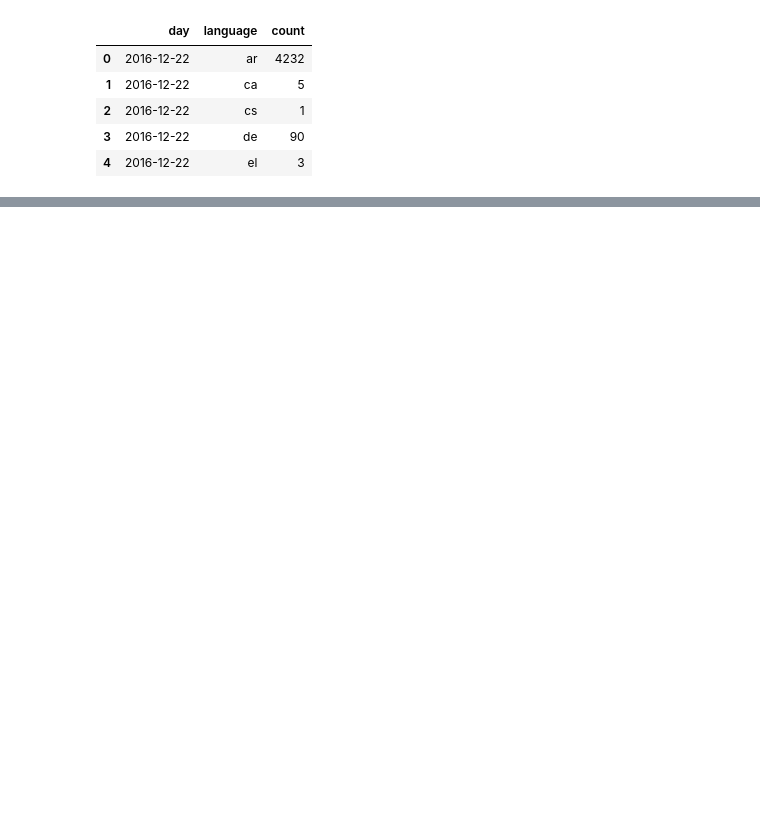
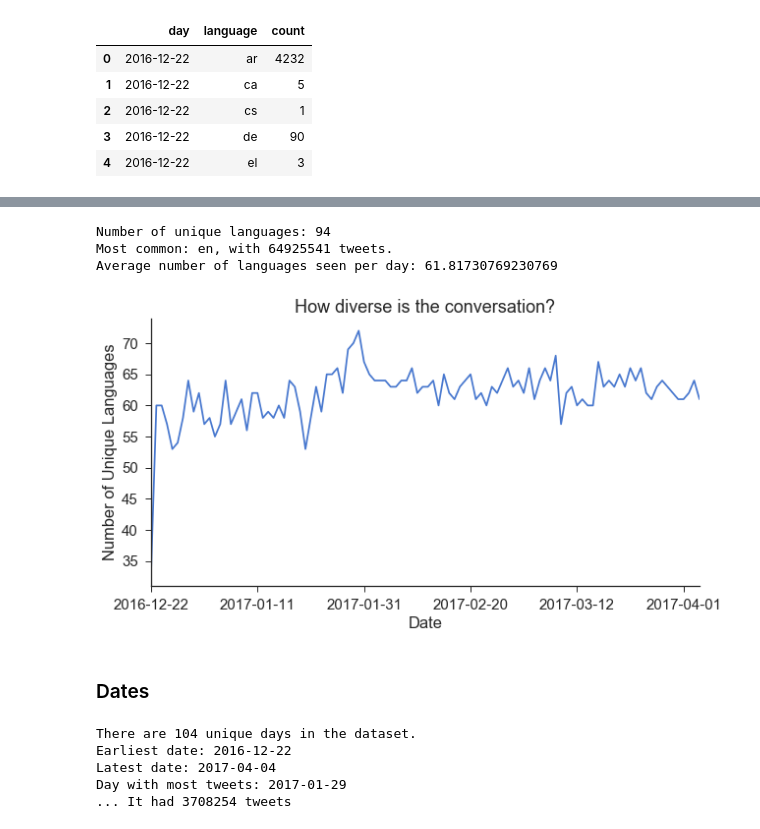
Before and after one commit to ryan-p-larson/gviz, a Jupyter notebook: notebooks/report-4-13-initial.ipynb, the cells around one changed output, grey strips where cells are left out. Drawn from its saved outputs; the diff is of its cells as text; code cells hidden in the pictures; blank space fills up the shorter version.

```diff
--- a/notebooks/report-4-13-initial.ipynb
+++ b/notebooks/report-4-13-initial.ipynb
@@ -56,0 +127,23 @@ sns.despine(trim=True)
+# %%
+day_lang_counts = lang_df[['day', 'language']].groupby('day').language.nunique()
+
+print ('Number of unique languages: {}'.format(lang_df.language.nunique()))
+print ('Most common: {}, with {} tweets.'.format(language_total_count.language.iloc[0],
+                                                language_total_count['tweets'].iloc[0]))
+print ('Average number of languages seen per day: {}'.format(day_lang_counts.mean()))
+# %% [output]
+Number of unique languages: 94
+Most common: en, with 64925541 tweets.
+Average number of languages seen per day: 61.81730769230769
+# %%
+plt.figure(figsize=(10, 5))
+ax = day_lang_counts.plot()
+
+plt.title('How diverse is the conversation?')
+plt.xlabel('Date')
+plt.ylabel('Number of Unique Languages')
+sns.despine()
+# %% [output]
+[figure, added]
+# %% [markdown]
+### Dates
@@ -56,0 +155,16 @@ sns.despine(trim=True)
+# %%
+print ('There are {} unique days in the dataset.'.format(dates.nunique()))
+earliest_date = dates.min().date()
+print ('Earliest date: {}'.format(earliest_date))
+latest_date = dates.max().date()
+print ('Latest date: {}'.format(latest_date))
+
+most_tweeted_day = count_by_day.iloc[count_by_day['count'].idxmax()]
+print ('Day with most tweets: {}'.format(most_tweeted_day['day']))
+print ('... It had {} tweets'.format(most_tweeted_day['count']))
+# %% [output]
+There are 104 unique days in the dataset.
+Earliest date: 2016-12-22
+Latest date: 2017-04-04
+Day with most tweets: 2017-01-29
+... It had 3708254 tweets
```
Also changed, not shown: parts of 17 cells of this notebook.
